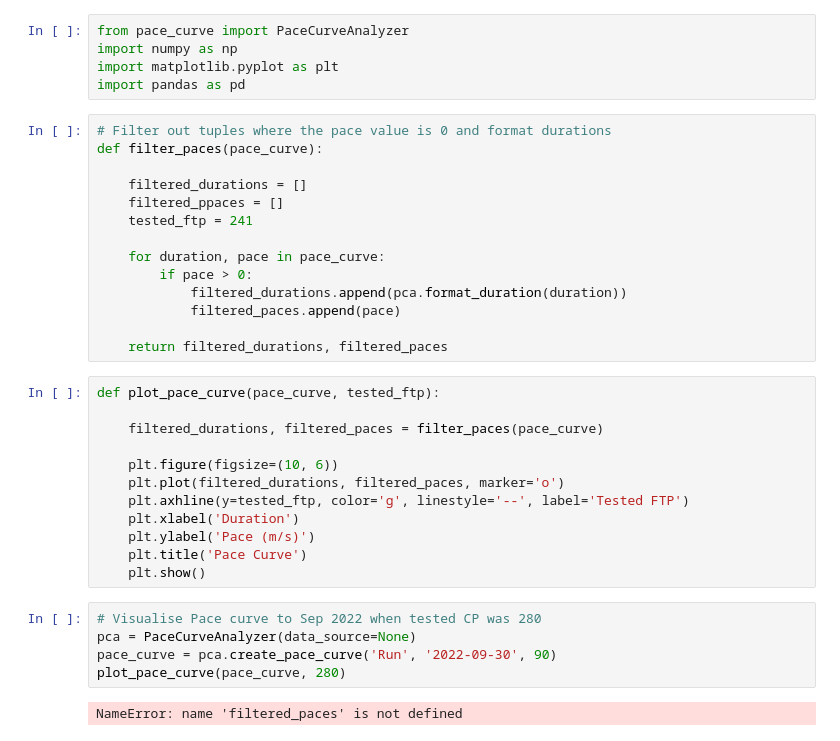
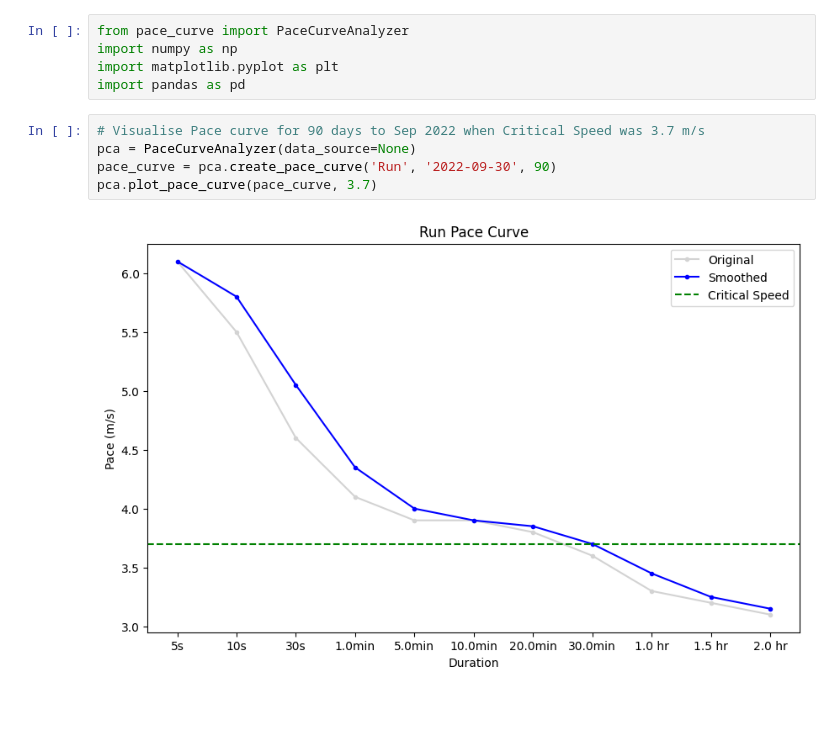
Before and after one commit to Redback-Operations/redback-fit-sports-performance, a Jupyter notebook: Cycling Analysis/Pace Curve Visualisations.ipynb, the cells around one changed output. Saved outputs shown, nothing was run; the diff lists cells and outputs as text; blank space fills up the shorter version.

```diff
--- a/Cycling Analysis/Pace Curve Visualisations.ipynb
+++ b/Cycling Analysis/Pace Curve Visualisations.ipynb
@@ -3,37 +3,11 @@ from pace_curve import PaceCurveAnalyzer
 import numpy as np
 import matplotlib.pyplot as plt
 import pandas as pd
-# %%
-# Filter out tuples where the pace value is 0 and format durations
-def filter_paces(pace_curve):
-
-    filtered_durations = []
-    filtered_ppaces = []
-    tested_ftp = 241
-
-    for duration, pace in pace_curve:
-        if pace > 0:
-            filtered_durations.append(pca.format_duration(duration))
-            filtered_paces.append(pace)
-
-    return filtered_durations, filtered_paces
-# %%
-def plot_pace_curve(pace_curve, tested_ftp):
-
-    filtered_durations, filtered_paces = filter_paces(pace_curve)
-
-    plt.figure(figsize=(10, 6))
-    plt.plot(filtered_durations, filtered_paces, marker='o')
-    plt.axhline(y=tested_ftp, color='g', linestyle='--', label='Tested FTP')
-    plt.xlabel('Duration')
-    plt.ylabel('Pace (m/s)')
-    plt.title('Pace Curve')
-    plt.show()
 # %%
-# Visualise Pace curve to Sep 2022 when tested CP was 280
+# Visualise Pace curve for 90 days to Sep 2022 when Critical Speed was 3.7 m/s
 pca = PaceCurveAnalyzer(data_source=None)
 pace_curve = pca.create_pace_curve('Run', '2022-09-30', 90)
-plot_pace_curve(pace_curve, 280)
+pca.plot_pace_curve(pace_curve, 3.7)
 # %% [output]
-NameError: name 'filtered_paces' is not defined
+[figure, added]
 # %%
```
Also changed, not shown: parts of 5 cells of this notebook, 1 other file.
